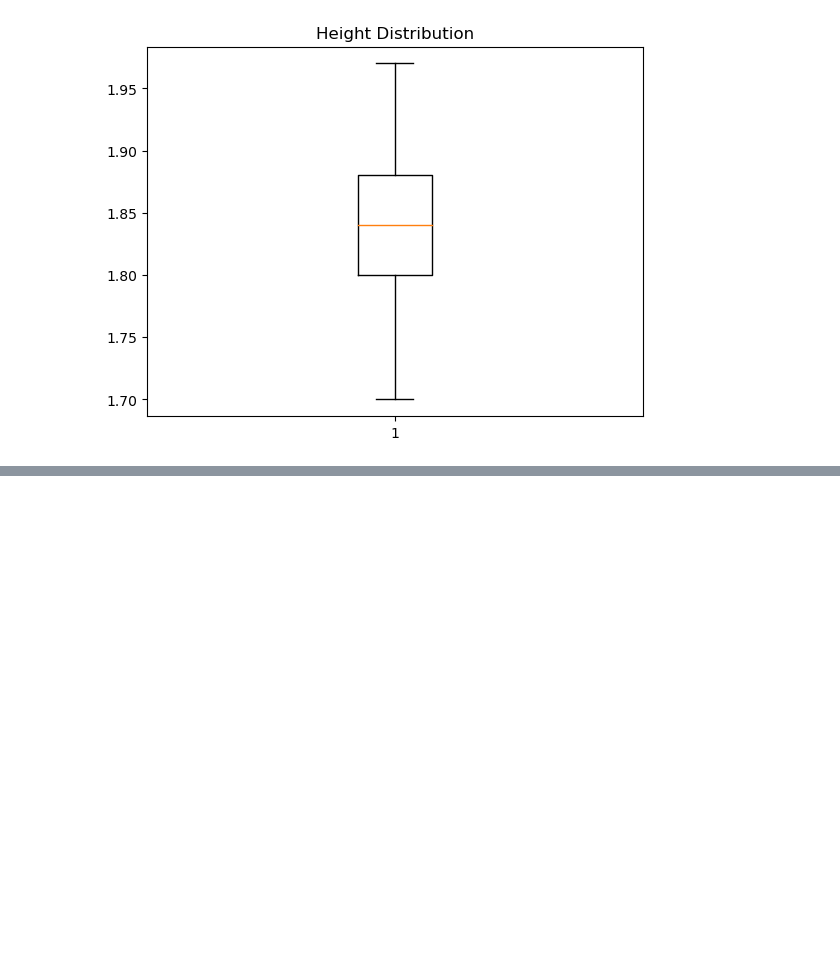
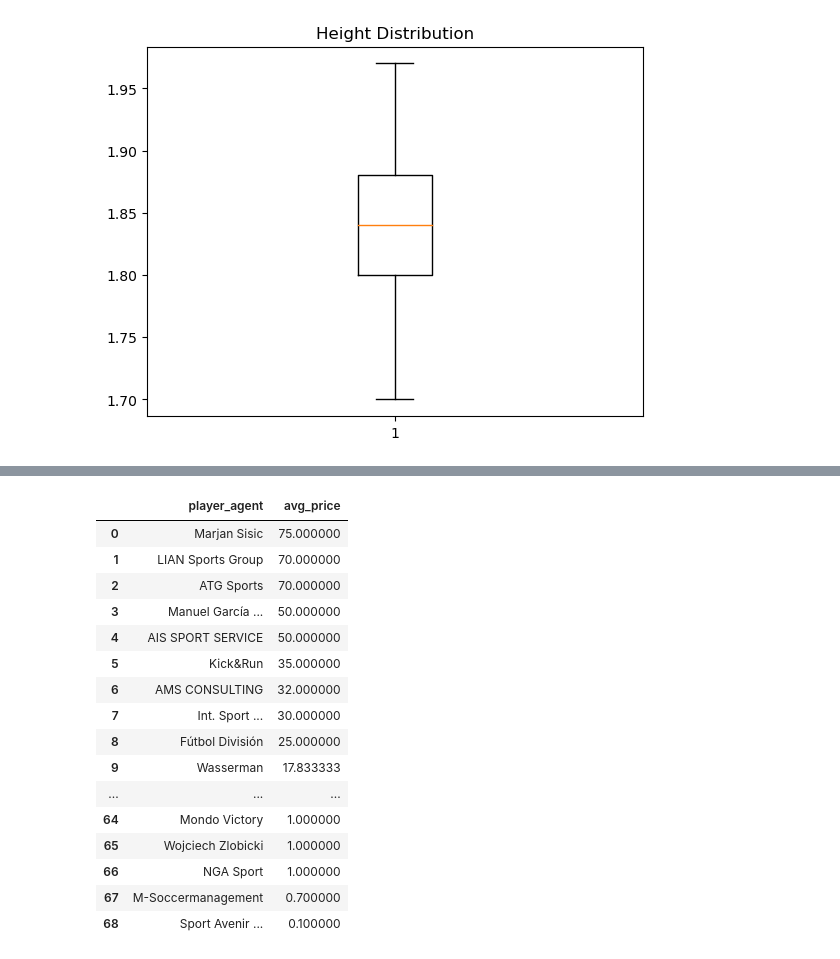
Before and after one commit to LuisAlva1987/left_foot_players, a Jupyter notebook: left_foot_players.ipynb, the cells around one changed output, grey strips where cells are left out. Saved outputs shown, nothing was run; the diff lists cells and outputs as text; code cells hidden in the pictures; blank space fills up the shorter version.

```diff
--- a/left_foot_players.ipynb
+++ b/left_foot_players.ipynb
@@ -165,6 +160,0 @@ Code Tip: Subtract the year of contract_expires from the current year to calcula
-# %%
-df['joined_club'] = pd.to_datetime(df['joined_club'])
-df['contract_expires'] = pd.to_datetime(df['contract_expires'])
-df.dtypes
-
-df['month_diff'] = (df['end_date'].dt.to_period('M').astype(int) - df['start_date'].dt.to_period('M').astype(int))
@@ -188,0 +161,5 @@ dtype: object
+# %%
+# What is the average contract length for left-footed players?
+# Create an additional column to record the difference between contract_expire and joined_club
+df['contract_length'] = df['contract_expires'].dt.to_period('Y').astype(int) - df['joined_club'].dt.to_period('Y').astype(int)
+round(df['contract_length'].sum()/df['contract_length'].count(), 2)
@@ -188,0 +189,22 @@ dtype: object
+# %%
+# Is there a notable difference in market price based on player agents for left-footed players?
+player_agent_avg = df.loc[df['foot'] == 'left'].groupby('player_agent')['price'].mean().sort_values(ascending=False).reset_index(name='avg_price')
+player_agent_avg
+# %% [output]
+|  | player_agent | avg_price |
+| 0 | Marjan Sisic | 75.000000 |
+| 1 | LIAN Sports Group | 70.000000 |
+| 2 | ATG Sports | 70.000000 |
+| 3 | Manuel García ... | 50.000000 |
+| 4 | AIS SPORT SERVICE | 50.000000 |
+| 5 | Kick&Run | 35.000000 |
+| 6 | AMS CONSULTING | 32.000000 |
+| 7 | Int. Sport ... | 30.000000 |
+| 8 | Fútbol División | 25.000000 |
+| 9 | Wasserman | 17.833333 |
+| ... | ... | ... |
+| 64 | Mondo Victory | 1.000000 |
+| 65 | Wojciech Zlobicki | 1.000000 |
+| 66 | NGA Sport | 1.000000 |
+| 67 | M-Soccermanagement | 0.700000 |
+| 68 | Sport Avenir ... | 0.100000 |
```
Also changed, not shown: parts of 6 cells of this notebook.
